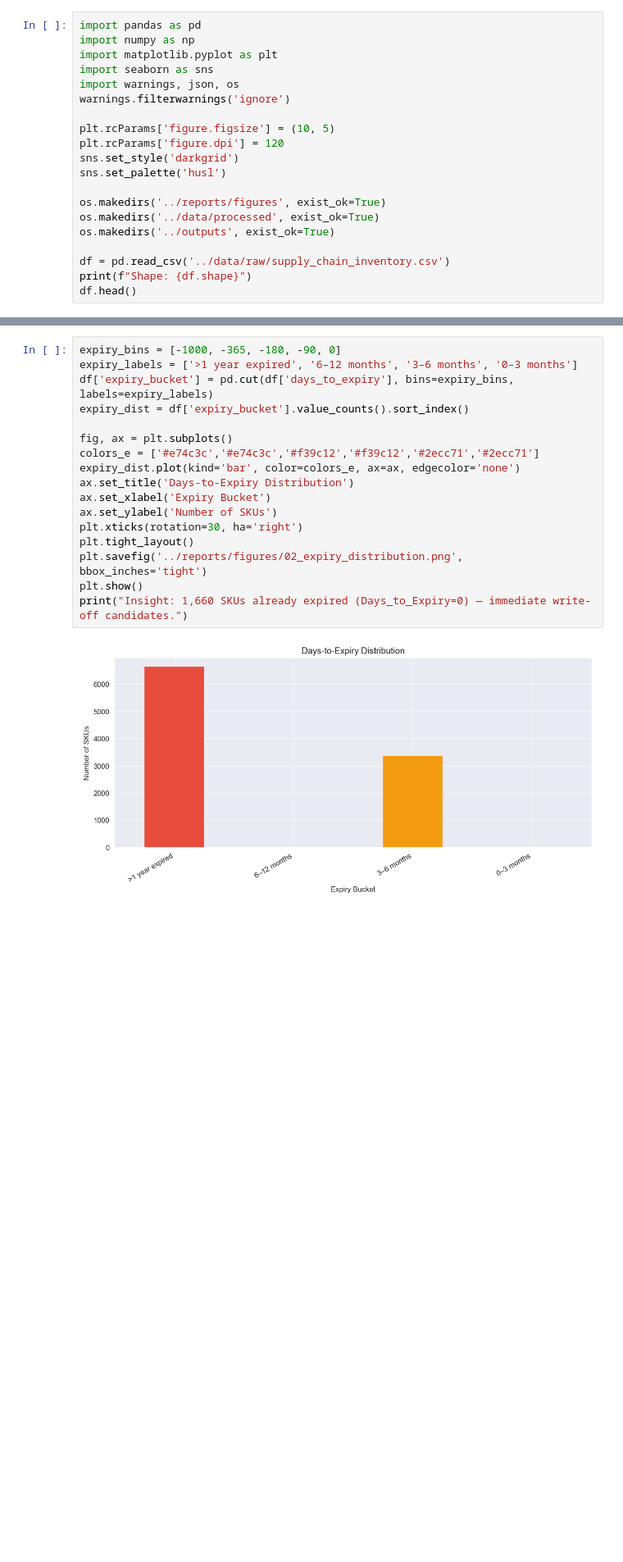
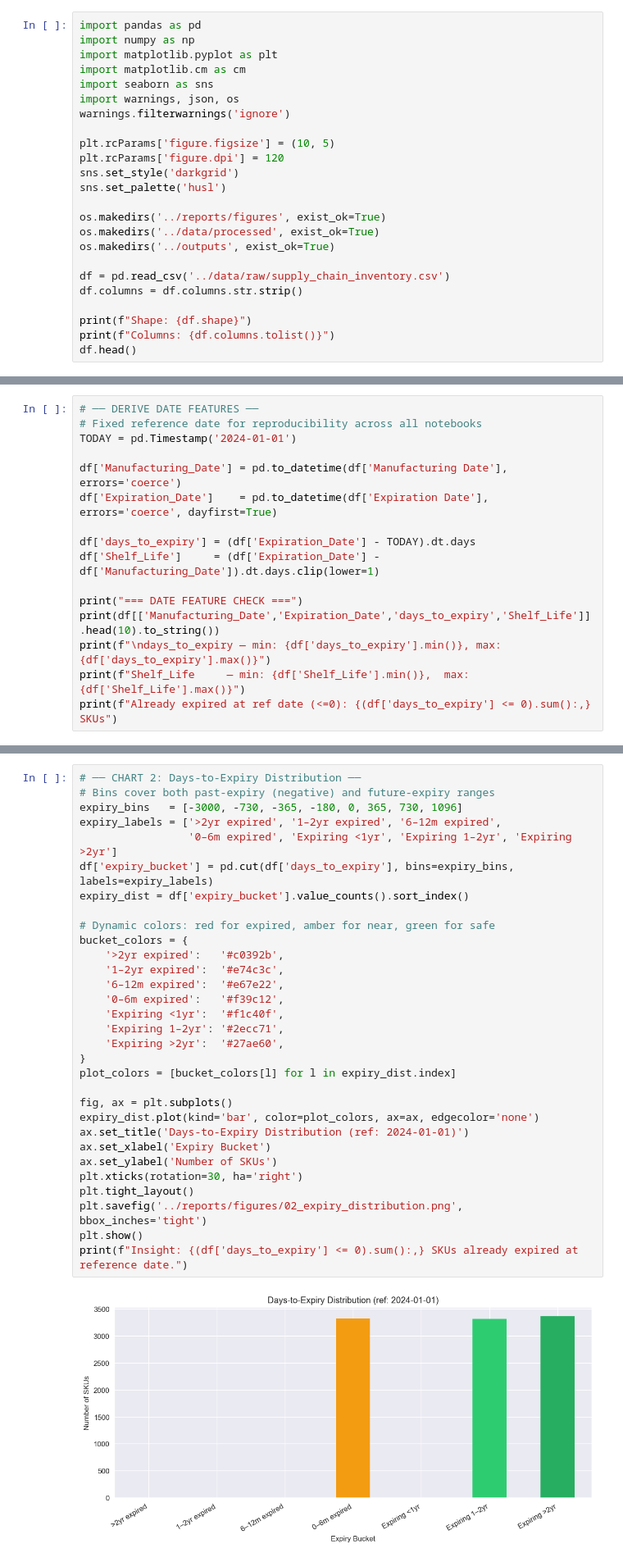
Before and after one commit to sahasra-source/supply-chain-analysis, a Jupyter notebook: notebooks/01_eda.ipynb, the cells around one changed output, grey strips where cells are left out. Shown at 82% size. Cells and saved outputs as stored; diff of their text form; blank space fills up the shorter version.

Commit message:
feat: better analysis — notebooks + src pipeline + risk flags output

```diff
--- a/notebooks/01_eda.ipynb
+++ b/notebooks/01_eda.ipynb
@@ -6,6 +6,7 @@
 import pandas as pd
 import numpy as np
 import matplotlib.pyplot as plt
+import matplotlib.cm as cm
 import seaborn as sns
 import warnings, json, os
 warnings.filterwarnings('ignore')
@@ -20,7 +21,10 @@ os.makedirs('../data/processed', exist_ok=True)
 os.makedirs('../outputs', exist_ok=True)
 
 df = pd.read_csv('../data/raw/supply_chain_inventory.csv')
+df.columns = df.columns.str.strip()
+
 print(f"Shape: {df.shape}")
+print(f"Columns: {df.columns.tolist()}")
 df.head()
 # %% [output]
 Shape: (10000, 14)
@@ -128,0 +92,16 @@ Name: count, dtype: float64
+# %%
+# ── DERIVE DATE FEATURES ──
+# Fixed reference date for reproducibility across all notebooks
+TODAY = pd.Timestamp('2024-01-01')
+
+df['Manufacturing_Date'] = pd.to_datetime(df['Manufacturing Date'], errors='coerce')
+df['Expiration_Date']    = pd.to_datetime(df['Expiration Date'],    errors='coerce', dayfirst=True)
+
+df['days_to_expiry'] = (df['Expiration_Date'] - TODAY).dt.days
+df['Shelf_Life']     = (df['Expiration_Date'] - df['Manufacturing_Date']).dt.days.clip(lower=1)
+
+print("=== DATE FEATURE CHECK ===")
+print(df[['Manufacturing_Date','Expiration_Date','days_to_expiry','Shelf_Life']].head(10).to_string())
+print(f"\ndays_to_expiry — min: {df['days_to_expiry'].min()}, max: {df['days_to_expiry'].max()}")
+print(f"Shelf_Life     — min: {df['Shelf_Life'].min()},  max: {df['Shelf_Life'].max()}")
+print(f"Already expired at ref date (<=0): {(df['days_to_expiry'] <= 0).sum():,} SKUs")
@@ -149,19 +255,33 @@ Insight: SKUs with >75 units (red buckets) are overstocked. These are liquidatio
 # %%
-expiry_bins = [-1000, -365, -180, -90, 0]
-expiry_labels = ['>1 year expired', '6–12 months', '3–6 months', '0–3 months']
+# ── CHART 2: Days-to-Expiry Distribution ──
+# Bins cover both past-expiry (negative) and future-expiry ranges
+expiry_bins   = [-3000, -730, -365, -180, 0, 365, 730, 1096]
+expiry_labels = ['>2yr expired', '1–2yr expired', '6–12m expired',
+                 '0–6m expired', 'Expiring <1yr', 'Expiring 1–2yr', 'Expiring >2yr']
 df['expiry_bucket'] = pd.cut(df['days_to_expiry'], bins=expiry_bins, labels=expiry_labels)
 expiry_dist = df['expiry_bucket'].value_counts().sort_index()
 
+# Dynamic colors: red for expired, amber for near, green for safe
+bucket_colors = {
+    '>2yr expired':   '#c0392b',
+    '1–2yr expired':  '#e74c3c',
+    '6–12m expired':  '#e67e22',
+    '0–6m expired':   '#f39c12',
+    'Expiring <1yr':  '#f1c40f',
+    'Expiring 1–2yr': '#2ecc71',
+    'Expiring >2yr':  '#27ae60',
+}
+plot_colors = [bucket_colors[l] for l in expiry_dist.index]
+
 fig, ax = plt.subplots()
-colors_e = ['#e74c3c','#e74c3c','#f39c12','#f39c12','#2ecc71','#2ecc71']
-expiry_dist.plot(kind='bar', color=colors_e, ax=ax, edgecolor='none')
-ax.set_title('Days-to-Expiry Distribution')
+expiry_dist.plot(kind='bar', color=plot_colors, ax=ax, edgecolor='none')
+ax.set_title('Days-to-Expiry Distribution (ref: 2024-01-01)')
 ax.set_xlabel('Expiry Bucket')
 ax.set_ylabel('Number of SKUs')
 plt.xticks(rotation=30, ha='right')
 plt.tight_layout()
 plt.savefig('../reports/figures/02_expiry_distribution.png', bbox_inches='tight')
 plt.show()
-print("Insight: 1,660 SKUs already expired (Days_to_Expiry=0) — immediate write-off candidates.")
+print(f"Insight: {(df['days_to_expiry'] <= 0).sum():,} SKUs already expired at reference date.")
 # %% [output]
-[figure, old version]
+[figure, new version]
```
Also changed, not shown: parts of 16 cells of this notebook, 7 other files.
